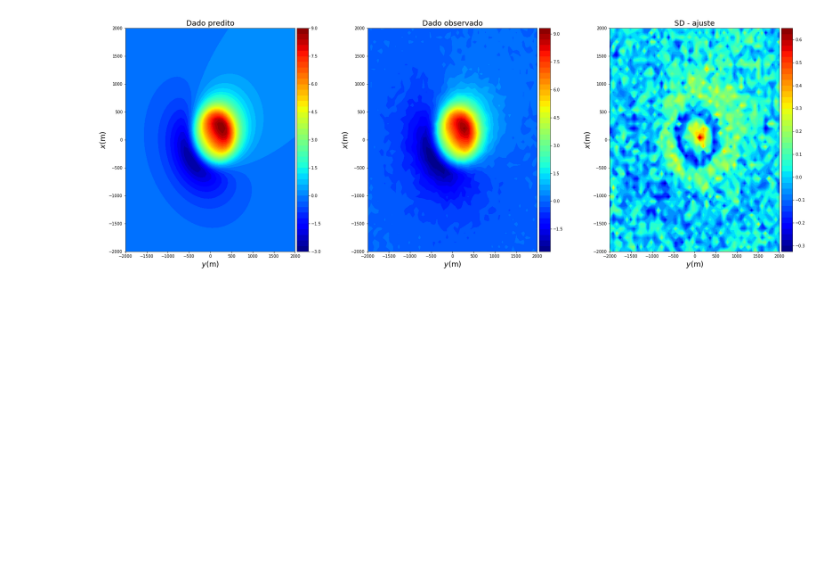
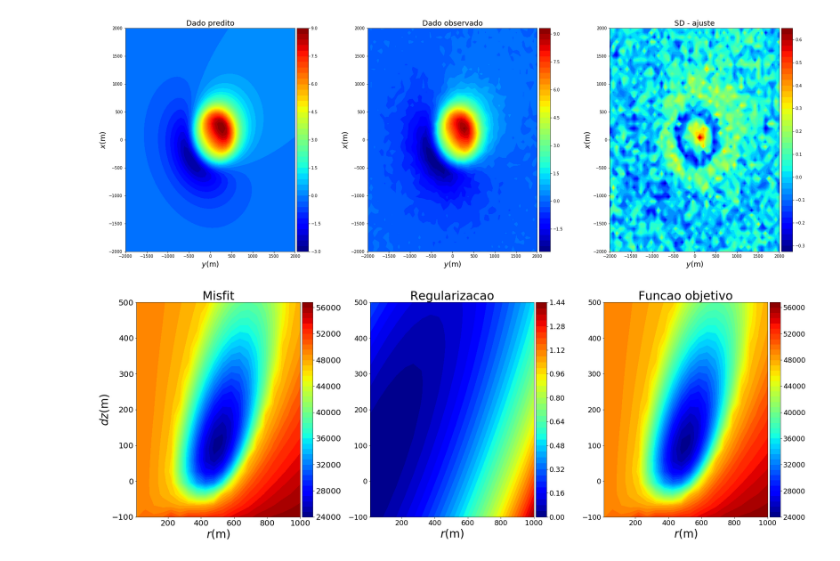
Before and after one commit to leobvital/non-linear-inversion, a Jupyter notebook: Levenberg-Marquadt_geofisica.ipynb, the cells around one changed output. Cells and saved outputs as stored; diff of their text form; code cells hidden in the pictures; blank space fills up the shorter version.

```diff
--- a/Levenberg-Marquadt_geofisica.ipynb
+++ b/Levenberg-Marquadt_geofisica.ipynb
@@ -247,3 +291,6 @@ dlamb = 10.
+# %%
+phi_reg_plot = histeq(phi_reg)
+phi_reg_plot = phi_reg.reshape(20,20)
 # %% [markdown]
 # Algoritmo Levenberg-Marquadt
 # %%
@@ -364,3 +404,30 @@ plt.savefig('plot_LM_ajuste.png', pad_inches=0.0)
 plt.show()
 # %% [output]
 [figure]
+# %%
+# plot
+plt.figure(figsize=(30,10))
+plt.subplot(1, 3, 1)
+plt.title('Misfit', fontsize=30)
+plt.contourf(cylinder_data['p1'], cylinder_data['p2'], cylinder_data['phi_eq'], 40, cmap='jet').ax.tick_params(labelsize=20)
+plt.xlabel('$r$(m)', fontsize=28)
+plt.ylabel('$dz$(m)', fontsize=28)
+plt.colorbar(pad=0.01, aspect=20, shrink=1).ax.tick_params(labelsize=20)
+
+plt.subplot(1, 3, 2)
+plt.title('Regularizacao', fontsize=30)
+plt.contourf(cylinder_data['p1'], cylinder_data['p2'], phi_reg_plot, 40, cmap='jet').ax.tick_params(labelsize=18)
+plt.xlabel('$r$(m)', fontsize=28)
+#plt.ylabel('$x$(m)', fontsize=28)
+plt.colorbar(pad=0.01, aspect=20, shrink=1).ax.tick_params(labelsize=18)
+
+plt.subplot(1, 3, 3)
+plt.title('Funcao objetivo', fontsize=30)
+plt.contourf(cylinder_data['p1'], cylinder_data['p2'], cylinder_data['phi_eq']+phi_reg_plot, 40, cmap='jet').ax.tick_params(labelsize=18)
+plt.xlabel('$r$(m)', fontsize=28)
+#plt.ylabel('$x$(m)', fontsize=28)
+clb = plt.colorbar(pad=0.01, aspect=20, shrink=1)
+clb.ax.tick_params(labelsize=18)
+plt.show()
+# %% [output]
+[figure, added]
```
Also changed, not shown: parts of 7 cells of this notebook, 5 other files.
